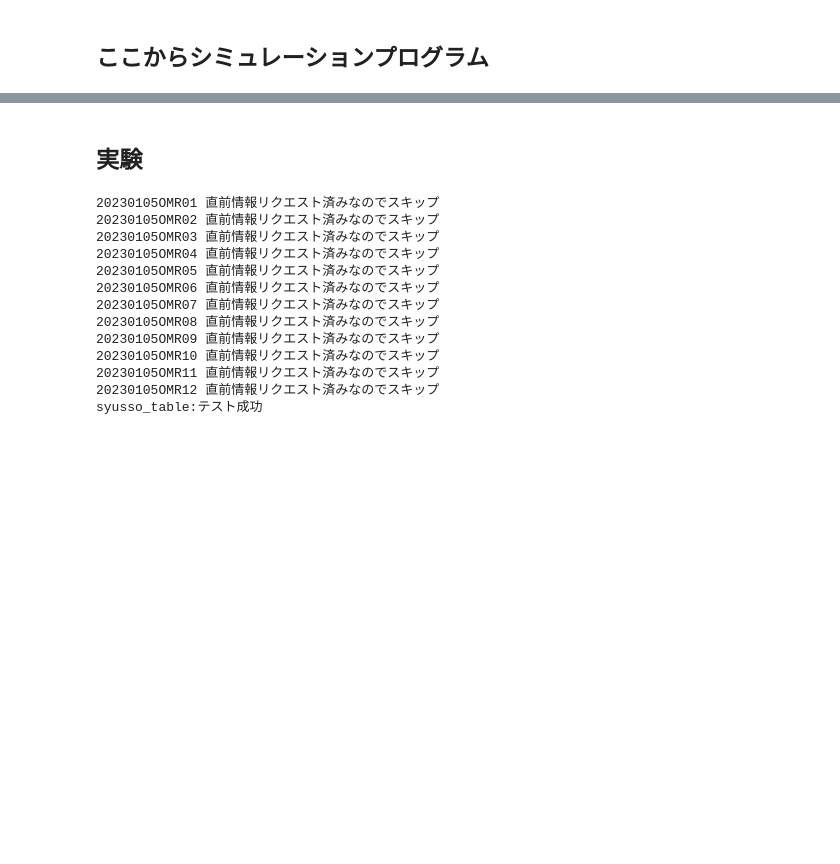
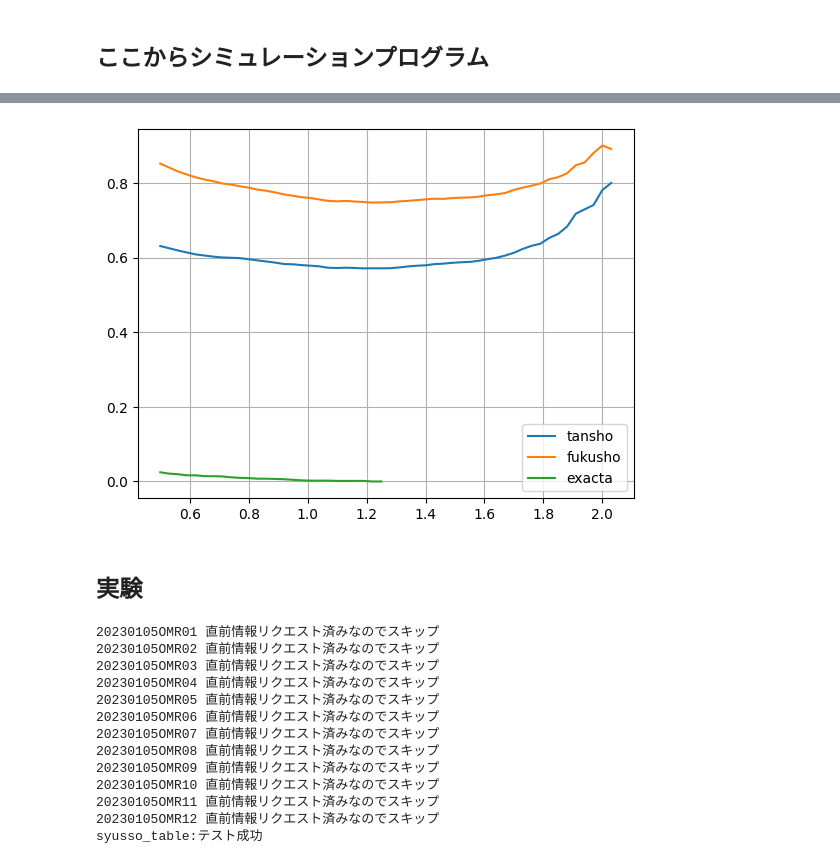
Before and after one commit to sakokazuki/kyotei-ai, a Jupyter notebook: main.ipynb, the cells around one changed output, grey strips where cells are left out. Saved outputs shown, nothing was run; the diff lists cells and outputs as text; code cells hidden in the pictures; blank space fills up the shorter version.

```diff
--- a/main.ipynb
+++ b/main.ipynb
@@ -178,0 +302,7 @@ gain_t_tansho.max()
+# %%
+# 的中率
+plot_hit(gain_tansho, 'tansho')
+plot_hit(gain_fukusho, 'fukusho')
+plot_hit(gain_exacta, 'exacta')
+# %% [output]
+[figure, added]
```
Also changed, not shown: parts of 22 cells of this notebook, 4 other files.
